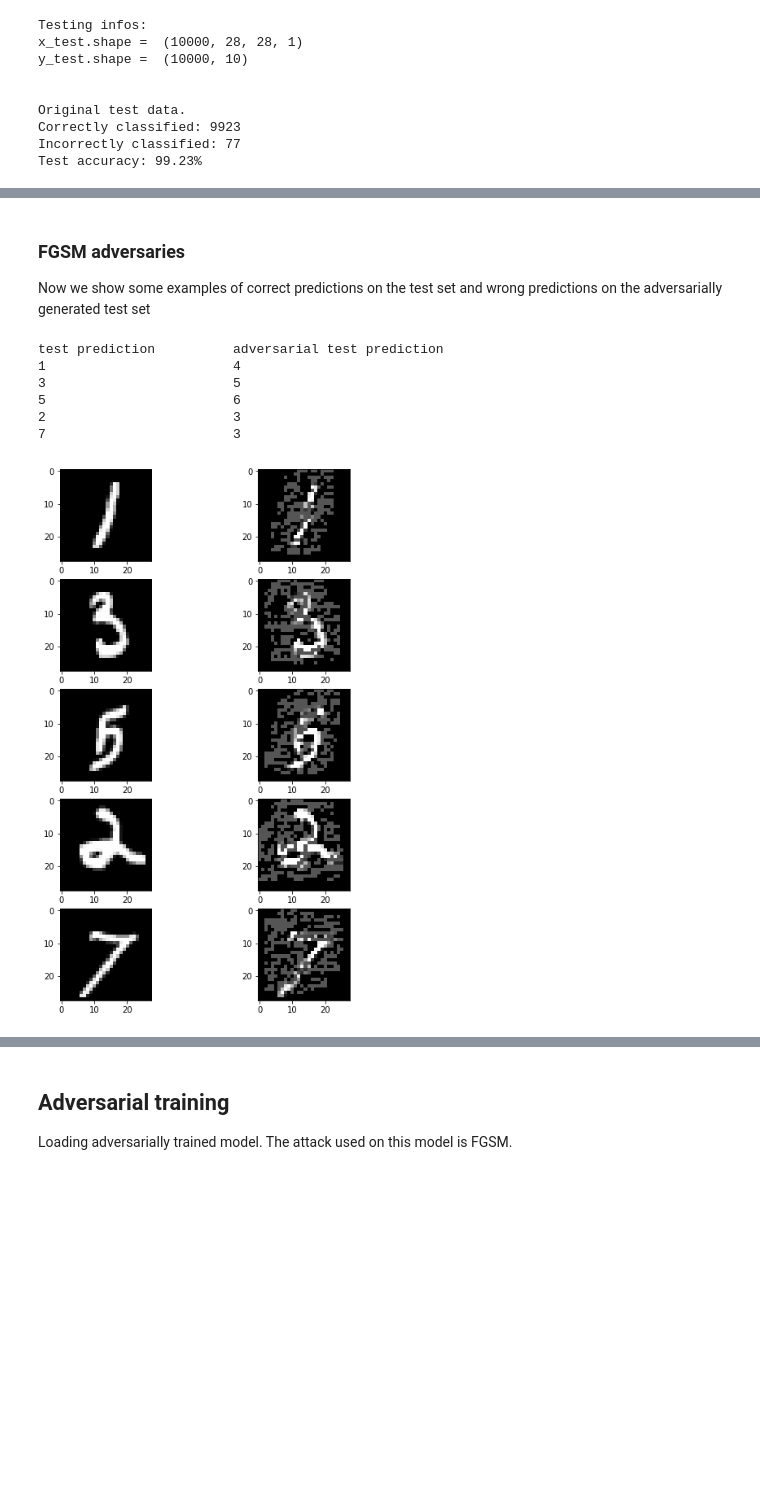
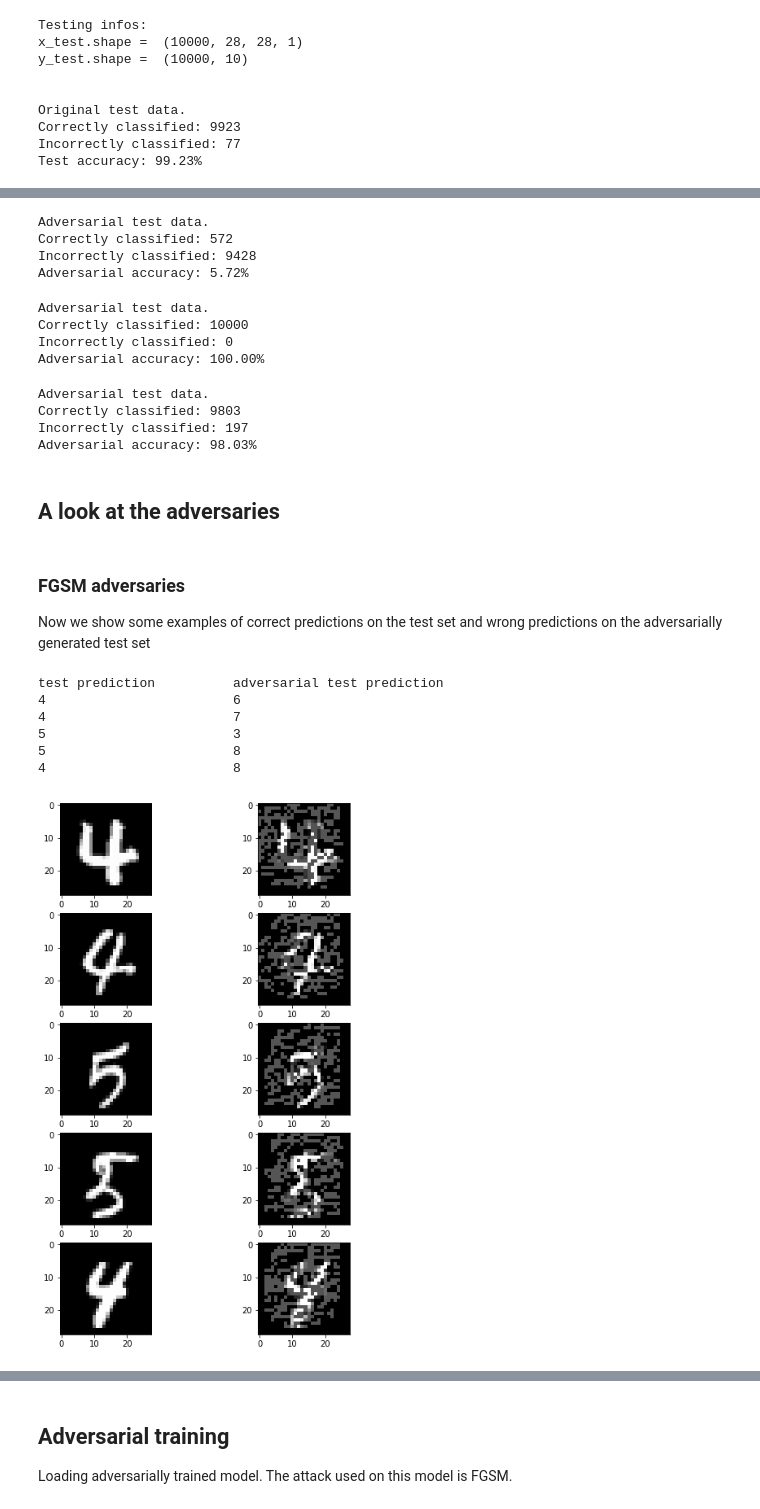
Before and after one commit to ginevracoal/adversarial_examples, a Jupyter notebook: notebooks/baseline_convnet.ipynb, the cells around one changed output, grey strips where cells are left out. Cells and saved outputs as stored; diff of their text form; code cells hidden in the pictures; blank space fills up the shorter version.

```diff
--- a/notebooks/baseline_convnet.ipynb
+++ b/notebooks/baseline_convnet.ipynb
@@ -19,7 +21,7 @@ import random
 # %%
 x_train, y_train, x_test, y_test, input_shape, num_classes = preprocess_mnist()
-convNet = BaselineConvnet(input_shape=input_shape, num_classes=num_classes)
-classifier = convNet.load_classifier("IBM-art/mnist_cnn_original.h5")
+model = BaselineConvnet(input_shape=input_shape, num_classes=num_classes)
+classifier = model.load_classifier("IBM-art/mnist_cnn_original.h5")
 # %% [output]
 Loading mnist.
 x_train shape: (60000, 28, 28, 1)
@@ -41,7 +45,7 @@ See `tf.nn.softmax_cross_entropy_with_logits_v2`.
 # %% [markdown]
 Accuracy of the trained model
 # %%
-x_test_pred = convNet.evaluate_test(classifier, x_test, y_test)
+x_test_pred = model.evaluate_test(classifier, x_test, y_test)
 # %% [output]
 Testing infos:
 x_test.shape =  (10000, 28, 28, 1)
@@ -57,4 +61,4 @@ Creating adversaries with FGSM
 # %%
-x_test_adv, x_test_adv_pred = convNet.evaluate_adversaries(classifier, x_test, y_test)
+x_test_fgsm, x_test_fgsm_pred = model.evaluate_adversaries(classifier, x_test, y_test)
 # %% [output]
 Adversarial evaluation using FGSM method.
@@ -62,38 +67,65 @@ Adversarial test data.
 Correctly classified: 2417
 Incorrectly classified: 7583
 Adversarial accuracy: 24.17%
+# %%
+x_test_deepfool, x_test_deepfool_pred = model.evaluate_adversaries(classifier, x_test, y_test, method='deepfool',
+                                        adversaries_path='../data/mnist_x_test_deepfool.pkl')
+# %% [output]
+Adversarial test data.
+Correctly classified: 572
+Incorrectly classified: 9428
+Adversarial accuracy: 5.72%
+# %%
+x_test_carlini, x_test_carlini_pred = model.evaluate_adversaries(classifier, x_test, y_test,
+                                                           method='carlini_l2',
+                                                           adversaries_path='../data/mnist_x_test_carlini.pkl')
+# %% [output]
+Adversarial test data.
+Correctly classified: 10000
+Incorrectly classified: 0
+Adversarial accuracy: 100.00%
+# %%
+x_test_virtual, x_test_virtual_pred = model.evaluate_adversaries(classifier, x_test, y_test,
+                                                           method='virtual_adversarial',
+                                                           adversaries_path='../data/mnist_x_test_virtual.pkl')
+# %% [output]
+Adversarial test data.
+Correctly classified: 9803
+Incorrectly classified: 197
+Adversarial accuracy: 98.03%
+# %% [markdown]
+## A look at the adversaries
 # %% [markdown]
 ### FGSM adversaries
 Now we show some examples of correct predictions on the test set and wrong predictions on the adversarially generated test set
 # %%
 # one hot decoding of the labels
 y_test_numeric = np.argmax(y_test, axis=1)
 
 # idxs for correct predictions on test set, wrong on adversarial test set
-#idxs = np.where((y_test_numeric == x_test_pred) & (y_test_numeric != x_test_adv_pred))[0]
-idxs = np.where((y_test_numeric == x_test_pred) & (y_test_numeric != x_test_adv_pred))[0]
+idxs = np.where((y_test_numeric == x_test_pred) & (y_test_numeric != x_test_fgsm_pred))[0]
 
 # reshape image arrays
 im_test = [im.reshape(28, 28) for im in x_test]
-im_test_adv = [im.reshape(28, 28) for im in x_test_adv]
+im_test_fgsm = [im.reshape(28, 28) for im in x_test_fgsm]
 
 # randomly sample n images
 random.seed(111)
 n = 5
 plot_idxs = np.random.choice(idxs, n)
 
 f, ax = plt.subplots(n, 2, figsize=(8,12))
 print("test prediction\t\t adversarial test prediction")
 for i,idx in enumerate(plot_idxs):
     ax[i,0].imshow(im_test[idx], cmap='gray')
-    ax[i,1].imshow(im_test_adv[idx], cmap='gray')
-    print(x_test_pred[idx],"\t\t\t", x_test_adv_pred[idx])
+    ax[i,1].imshow(im_test_fgsm[idx], cmap='gray')
+    print(x_test_pred[idx],"\t\t\t", x_test_fgsm_pred[idx])
 plt.show()
 # %% [output]
 test prediction          adversarial test prediction
-1                        4
-3                        5
-5                        6
-2                        3
-7                        3
+4                        6
+4                        7
+5                        3
+5                        8
+4                        8
-[figure, old version]
+[figure, new version]
```
Also changed, not shown: parts of 11 cells of this notebook.
